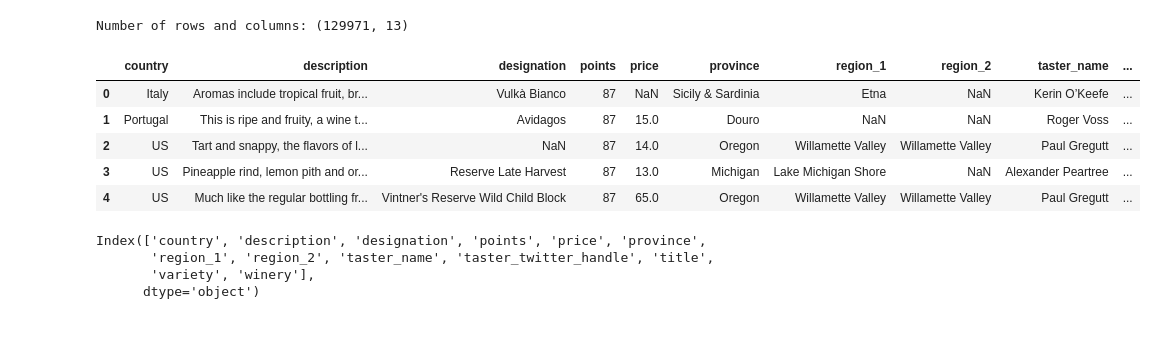
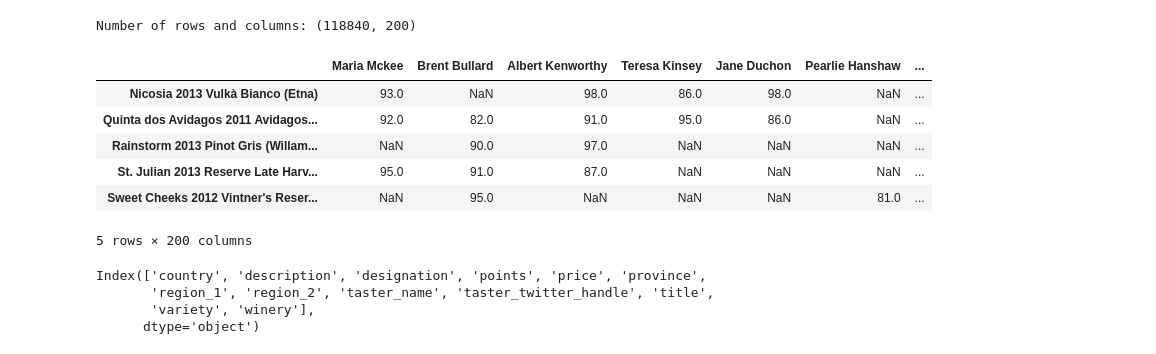
Before and after one commit to Jalari/DS3001, a Jupyter notebook: recommender.ipynb, the cells around one changed output. Drawn from its saved outputs; the diff is of its cells as text; code cells hidden in the pictures.

```diff
--- a/recommender.ipynb
+++ b/recommender.ipynb
@@ -6,19 +6,20 @@ from sklearn.metrics.pairwise import cosine_similarity
 # %%
 # wine = pd.read_csv('./wine-reviews/cleaned-data-with-tasters.csv',index_col=0)
 # wine = pd.read_csv('./wine-reviews/winemag-data_first150k.csv',index_col=0)
-wine = pd.read_csv('./wine-reviews/winemag-data-130k-v2.csv',index_col=0)
+# wine = pd.read_csv('./wine-reviews/winemag-data-130k-v2.csv',index_col=0)
 
-# wine = pd.read_csv('winemag-data-130k-v5.csv',index_col=0)
+wine = pd.read_csv('reviews.csv',index_col=0)
 print("Number of rows and columns:",wine.shape)
 wine.head()
 # %% [output]
-Number of rows and columns: (129971, 13)
+Number of rows and columns: (118840, 200)
-|  | country | description | designation | points | price | province | region_1 | region_2 | taster_name | ... |
-| 0 | Italy | Aromas include tropical fruit, br... | Vulkà Bianco | 87 | NaN | Sicily & Sardinia | Etna | NaN | Kerin O’Keefe | ... |
-| 1 | Portugal | This is ripe and fruity, a wine t... | Avidagos | 87 | 15.0 | Douro | NaN | NaN | Roger Voss | ... |
-| 2 | US | Tart and snappy, the flavors of l... | NaN | 87 | 14.0 | Oregon | Willamette Valley | Willamette Valley | Paul Gregutt | ... |
-| 3 | US | Pineapple rind, lemon pith and or... | Reserve Late Harvest | 87 | 13.0 | Michigan | Lake Michigan Shore | NaN | Alexander Peartree | ... |
-| 4 | US | Much like the regular bottling fr... | Vintner's Reserve Wild Child Block | 87 | 65.0 | Oregon | Willamette Valley | Willamette Valley | Paul Gregutt | ... |
+|  | Maria Mckee | Brent Bullard | Albert Kenworthy | Teresa Kinsey | Jane Duchon | Pearlie Hanshaw | ... |
+| Nicosia 2013 Vulkà Bianco (Etna) | 93.0 | NaN | 98.0 | 86.0 | 98.0 | NaN | ... |
+| Quinta dos Avidagos 2011 Avidagos... | 92.0 | 82.0 | 91.0 | 95.0 | 86.0 | NaN | ... |
+| Rainstorm 2013 Pinot Gris (Willam... | NaN | 90.0 | 97.0 | NaN | NaN | NaN | ... |
+| St. Julian 2013 Reserve Late Harv... | 95.0 | 91.0 | 87.0 | NaN | NaN | NaN | ... |
+| Sweet Cheeks 2012 Vintner's Reser... | NaN | 95.0 | NaN | NaN | NaN | 81.0 | ... |
+5 rows × 200 columns
 # %%
 # wine['taster_name'] == ''
 # %%
```
Also changed, not shown: parts of 7 cells of this notebook, 1 other file.
